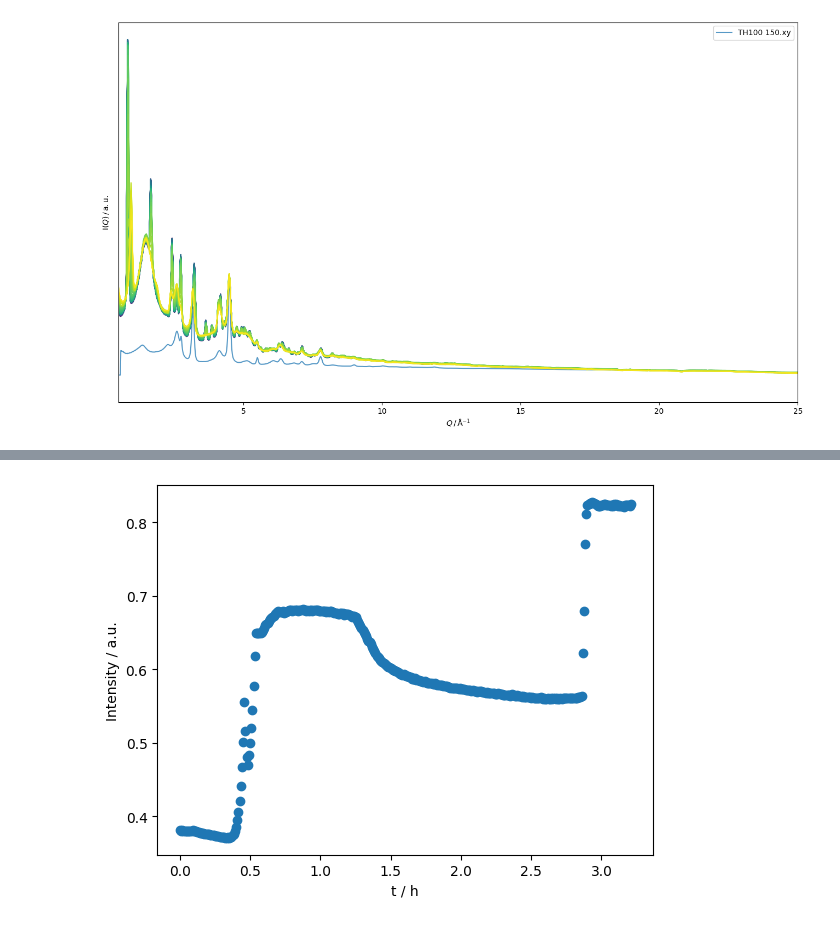
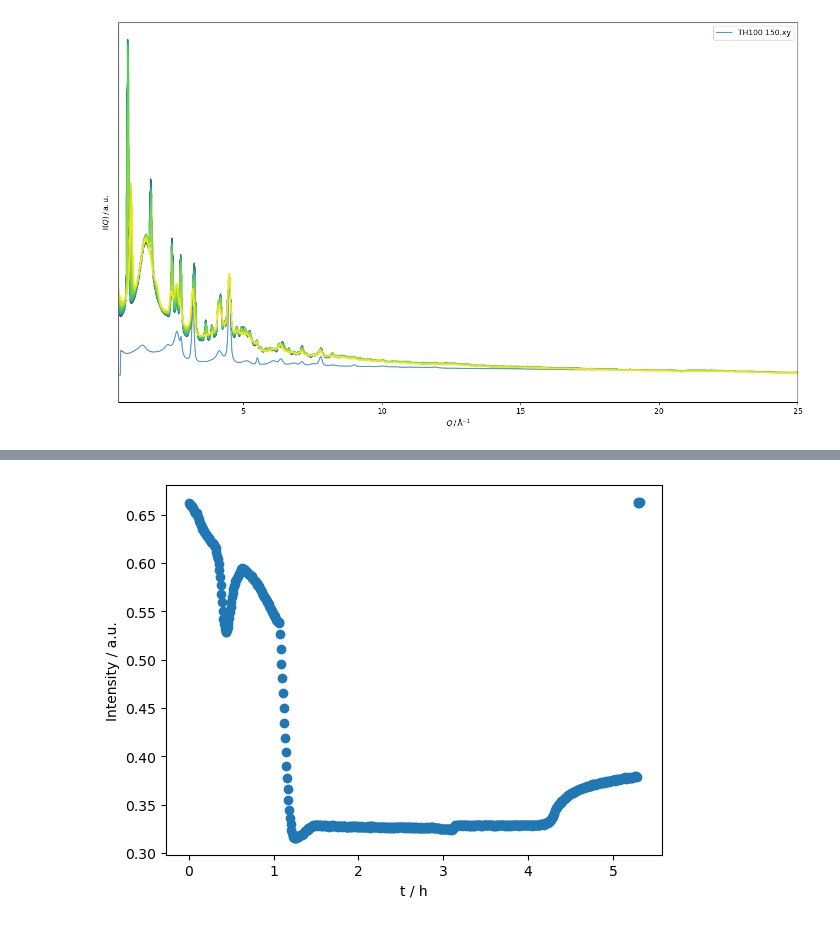
Before and after one commit to DonWachsmalstift/Desy_Felix_2023, a Jupyter notebook: plot_xrd.ipynb, the cells around one changed output, grey strips where cells are left out. Cells and saved outputs as stored; diff of their text form; code cells hidden in the pictures.

```diff
--- a/plot_xrd.ipynb
+++ b/plot_xrd.ipynb
@@ -107,8 +107,8 @@ from glob import glob
 import numpy as np
 import matplotlib.pyplot as plt
 
-file_path = 'C:/Users/Mueller/Desktop/Desy_Felix_2023/Desy_processed/FMue_8/*.dat'
-path_calc_xrd = 'C:/Users/Mueller/Desktop/Desy_Felix_2023/calc_Co_xrds/*.xye'
+file_path = 'C:/Users/Fabio/Desktop/Felix_desy2023/FMue_9/*.dat'
+path_calc_xrd = 'C:/Users/Fabio/Desktop/Felix_desy2023/Desy_Felix_2023/calc_Co_xrds/*.xye'
 data_file_paths = glob(file_path)
 ### normalizing data ###
 offset = 0
@@ -167,7 +167,7 @@ plt.gca().tick_params(left=False)  # Hide y-axis ticks on the left side
 
 safe_file = "/home/feilix/Git_Fit/results/natalia/figures"
 title = "ex_situ_+_in_situ_0_5-10"
-plt.xlim(0, 5)
+plt.xlim(0, 10)
 #print(f'{safe_file}/{title}.svg')
 #plt.savefig(f'{safe_file}/{title}.svg', format='svg')
 # %% [output]
@@ -187,7 +187,7 @@ import os
 
 
 fig, ax = plt.subplots()
-path = 'C:/Users/Mueller/Desktop/Desy_Felix_2023/Desy_processed/FMue_8/*.dat'
+path = 'C:/Users/Fabio/Desktop/Felix_desy2023/FMue_9/*.dat'
 base_path = 'C:/Users/manzoni/Desktop/NiFe_dyn_Kat/'
 file_list = glob.glob(path)
 
@@ -205,7 +205,7 @@ for i, file_name in enumerate(file_list):
     # Find peak value between 2.4 and 2.55
     x_vals = data[:, 0]
     y_vals = norm_y
-    peak_mask = np.logical_and(x_vals >= 2.7, x_vals <= 3.3)
+    peak_mask = np.logical_and(x_vals >= 3.4, x_vals <= 3.6)
     peak_value = np.max(y_vals[peak_mask])
 
     peak_values.append([i, peak_value])
@@ -222,33 +222,33 @@ for i, file_name in enumerate(file_list):
 
 
 # Convert peak_values to NumPy array for plotting
 peak_values = np.array(peak_values)
 
 # Scatter plot of peak values
 ax.scatter(peak_values[:, 0] / 120, peak_values[:, 1])
 ax.set_xlabel('t / h')
 ax.set_ylabel('Intensity / a.u.')
 #plt.title('Fe$_2$NiO$_4$ (311) peak intensity')
 
 # for i in range(7):
 #     start = 114 * i / 120
 #     end = start + 57 / 120
 #     ax.axvspan(start, end, facecolor='green', alpha=0.2)
 # # for i in range(4):
 # #     start = 114 * i + 57
 # #     end = start + 57
 # #     plt.axvspan(start, end, facecolor='green', alpha=0.2)
 # for i in range(1):
 #     start = i + 809 / 120
 #     end = start + 200 / 120
 #     ax.axvspan(start, end, facecolor='red', alpha=0.2)
 # ax.set_xticks(np.arange(0, 10, 2))
 # ax.set_xlim(0, peak_values[:, 0].max()/120)
 
 # plt.savefig(f'{base_path}spinel_peak.png', bbox_inches='tight', dpi=600)
 # plt.savefig(f'{base_path}spinel_peak.pdf', bbox_inches='tight', dpi=600)
-#plt.ylim(6000,10000)
-#plt.xlim(0,1)
+#plt.ylim(4000,6000)
+# plt.xlim(4,5)
 plt.show()
 # %% [output]
-[figure, old version]
+[figure, new version]
```
Also changed, not shown: parts of 1 cell of this notebook, 1 other file.
